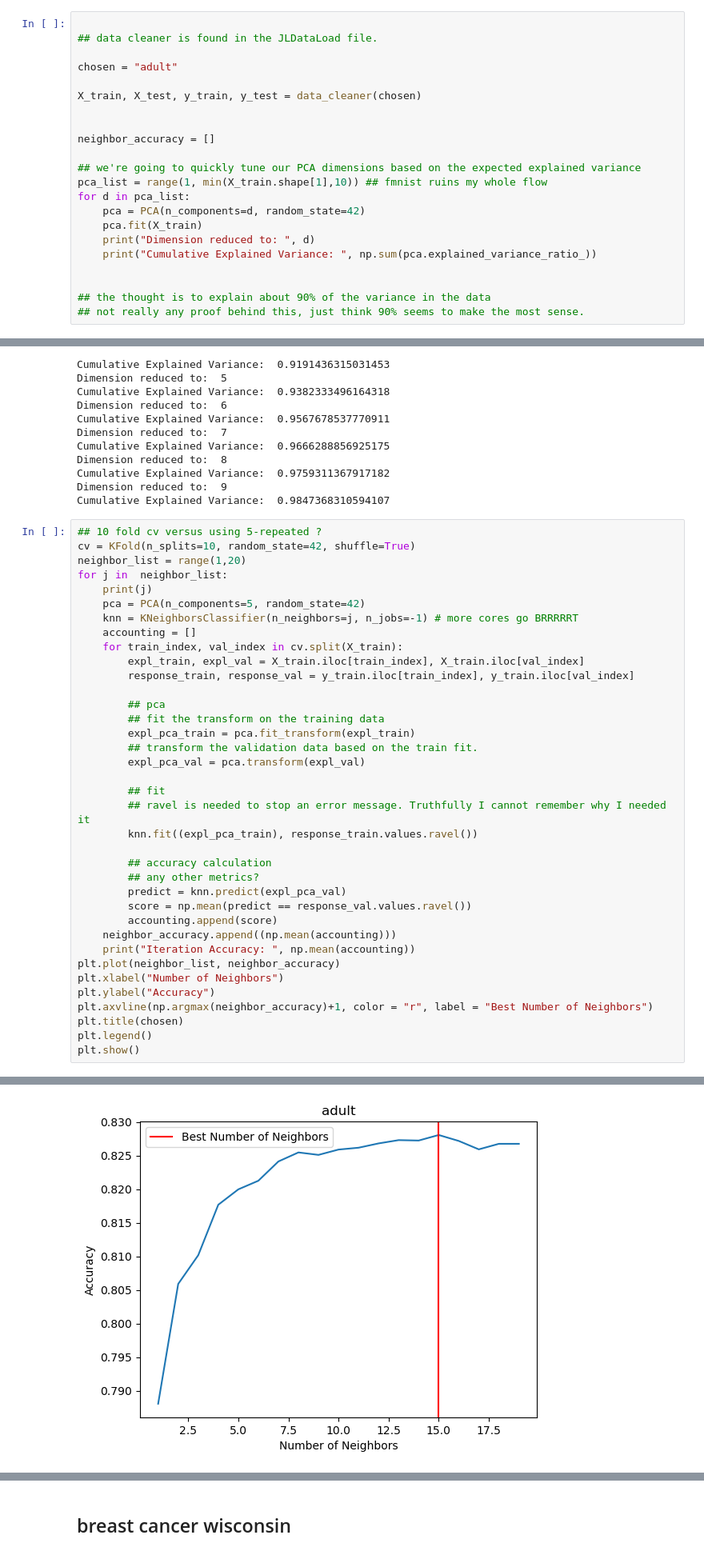
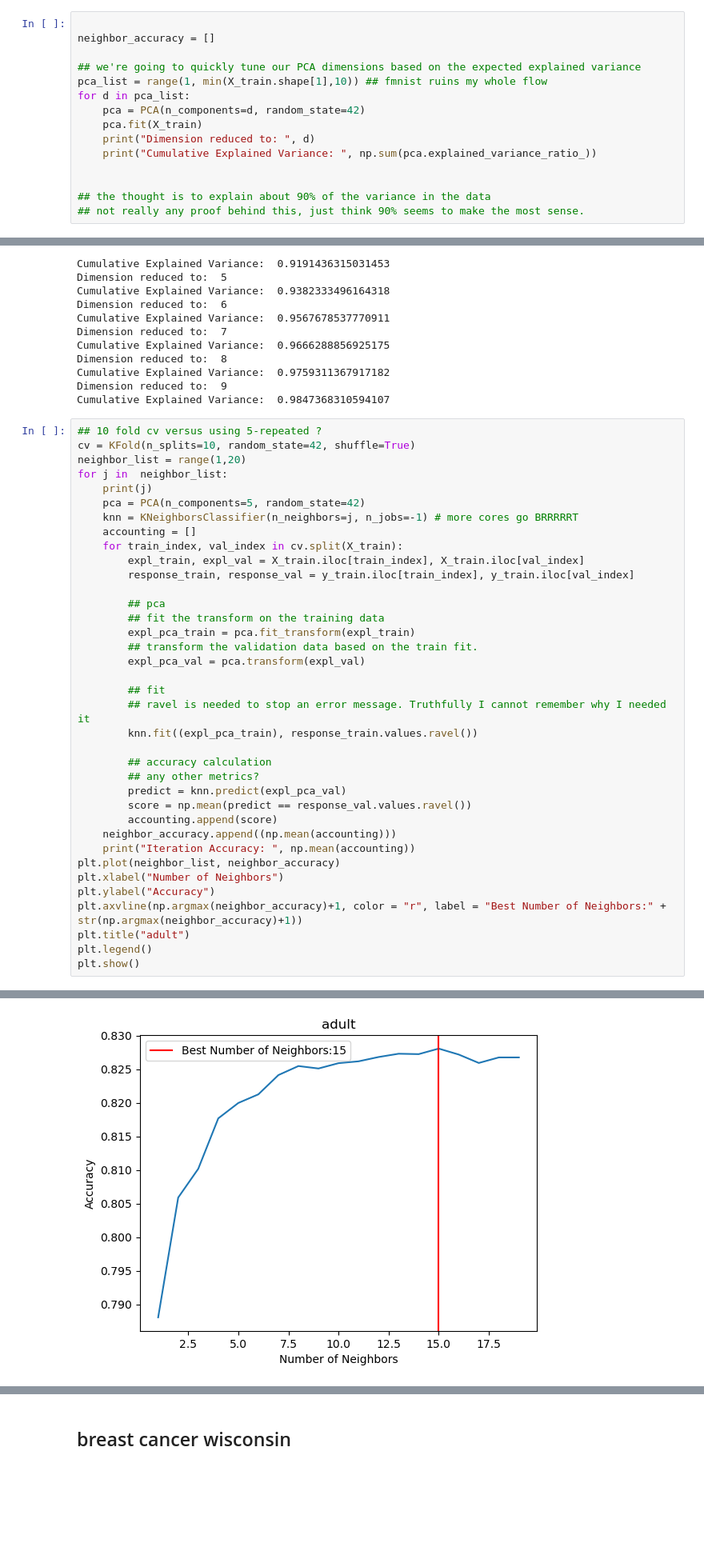
Before and after one commit to jsl339/CLR_Project, a Jupyter notebook: JLelandCode/Full_Run_KNN.ipynb, the cells around one changed output, grey strips where cells are left out. Shown: that part at 80% size. Saved outputs shown, nothing was run; the diff lists cells and outputs as text; blank space fills up the shorter version.

```diff
--- a/JLelandCode/Full_Run_KNN.ipynb
+++ b/JLelandCode/Full_Run_KNN.ipynb
@@ -19,11 +53,4 @@ from ucimlrepo import fetch_ucirepo
 # %%
-
-## data cleaner is found in the JLDataLoad file.
-
-chosen = "adult"
-
-X_train, X_test, y_train, y_test = data_cleaner(chosen)
-
 
 neighbor_accuracy = []
 
@@ -83,36 +110,36 @@ for j in  neighbor_list:
         ## accuracy calculation
         ## any other metrics?
         predict = knn.predict(expl_pca_val)
         score = np.mean(predict == response_val.values.ravel())
         accounting.append(score)
     neighbor_accuracy.append((np.mean(accounting)))
     print("Iteration Accuracy: ", np.mean(accounting))
 plt.plot(neighbor_list, neighbor_accuracy)
 plt.xlabel("Number of Neighbors")
 plt.ylabel("Accuracy")
-plt.axvline(np.argmax(neighbor_accuracy)+1, color = "r", label = "Best Number of Neighbors")
-plt.title(chosen)
+plt.axvline(np.argmax(neighbor_accuracy)+1, color = "r", label = "Best Number of Neighbors:" + str(np.argmax(neighbor_accuracy)+1))
+plt.title("adult")
 plt.legend()
 plt.show()
 # %% [output]
 1
 Iteration Accuracy:  0.7880451639217514
 2
 Iteration Accuracy:  0.805891903228385
 3
 Iteration Accuracy:  0.8101699128305458
 4
 Iteration Accuracy:  0.8176877926907341
 5
 Iteration Accuracy:  0.819979623234331
 6
 Iteration Accuracy:  0.8212628122812641
 ... (22 lines left out)
 18
 Iteration Accuracy:  0.8267633624595397
 19
 Iteration Accuracy:  0.8267632690823714
-[figure, old version]
+[figure, new version]
 # %%
 ## now we get the actual train/test accuracy
 pca = PCA(n_components=5, random_state=42)
```
Also changed, not shown: parts of 8 cells of this notebook.
